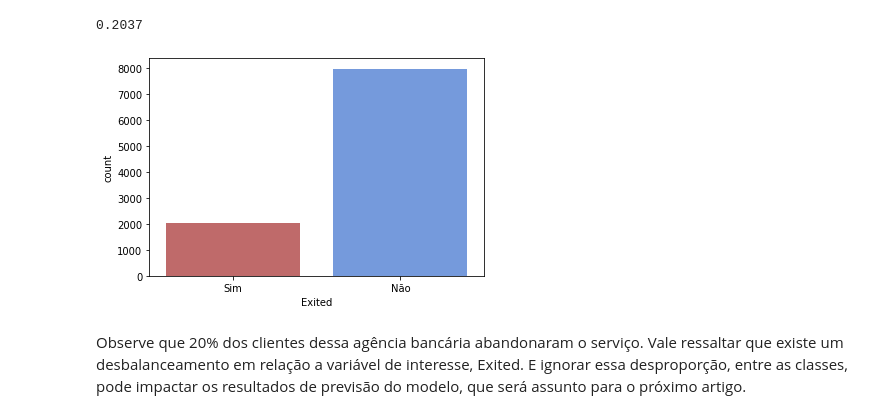
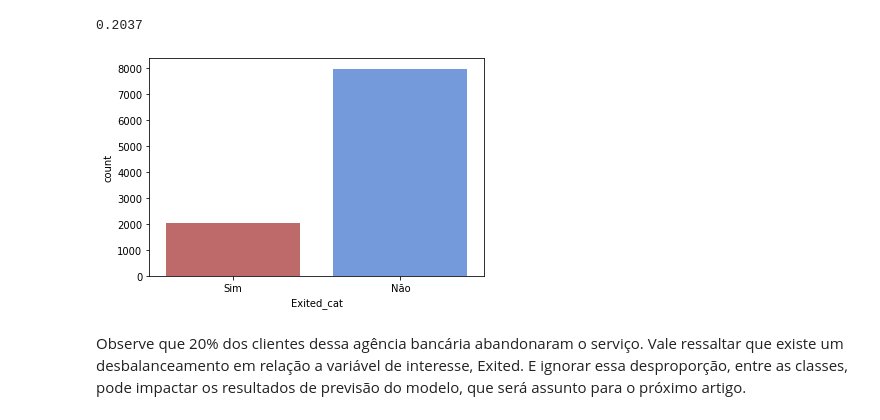
Before and after one commit to scudilio/Churn_model, a Jupyter notebook: Parte_II_Churn_artigo.ipynb, the cells around one changed output. Drawn from its saved outputs; the diff is of its cells as text; code cells hidden in the pictures.

```diff
--- a/Parte_II_Churn_artigo.ipynb
+++ b/Parte_II_Churn_artigo.ipynb
@@ -67,7 +67,8 @@ A importação dos dados é feita utilizando os comandos a seguir
 # %%
 ##IMPORTANDO ARQUIVOS
 #escrevendo em um arquivo csv
-df= pd.read_csv('/content/drive/My Drive/kaggle_datasets/Churn_Modelling.csv')
+url = "https://raw.githubusercontent.com/scudilio/Churn_model/master/dataset/Churn_Modelling.csv"
+df= pd.read_csv(url)
 df.head(10) #visualizando as 10 primeiras linhas do dataset
 # %% [output]
 |  | RowNumber | CustomerId | Surname | CreditScore | Geography | Gender | Age | Tenure | Balance | ... |
@@ -226,10 +227,9 @@ df['Exited'].sum()/df['Exited'].count()
 # %% [output]
 0.2037
 # %%
-df['Exited']=df['Exited'].replace([0,1],['Não','Sim'])
-sns.countplot(data=df,x='Exited',palette=cols);
+sns.countplot(data=df,x='Exited_cat',palette=cols);
 # %% [output]
-[figure, old version]
+[figure, new version]
 # %% [markdown]
 Observe que 20% dos clientes dessa agência bancária abandonaram o serviço. Vale ressaltar que existe um desbalanceamento em relação a variável de interesse, Exited. E ignorar essa desproporção, entre as classes, pode impactar os resultados de previsão do modelo, que será assunto para o próximo artigo.
 # %% [markdown]
```
Also changed, not shown: parts of 9 cells of this notebook.
